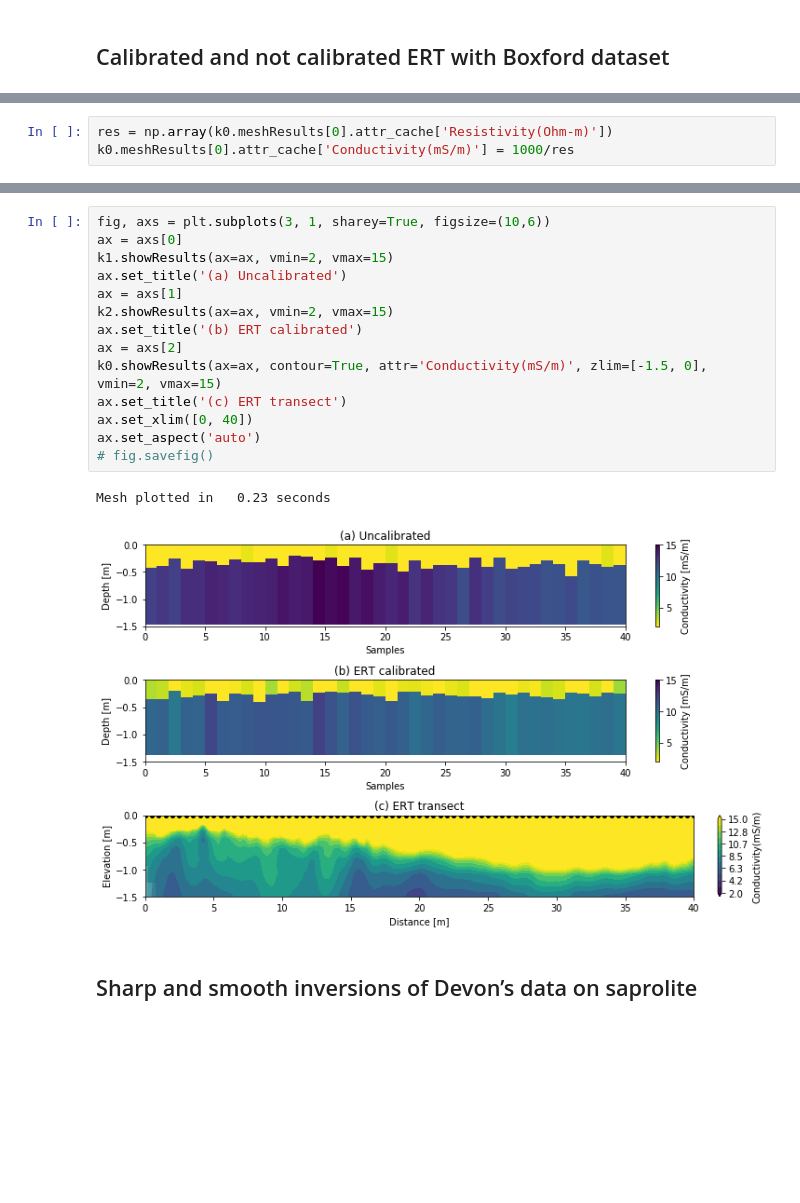
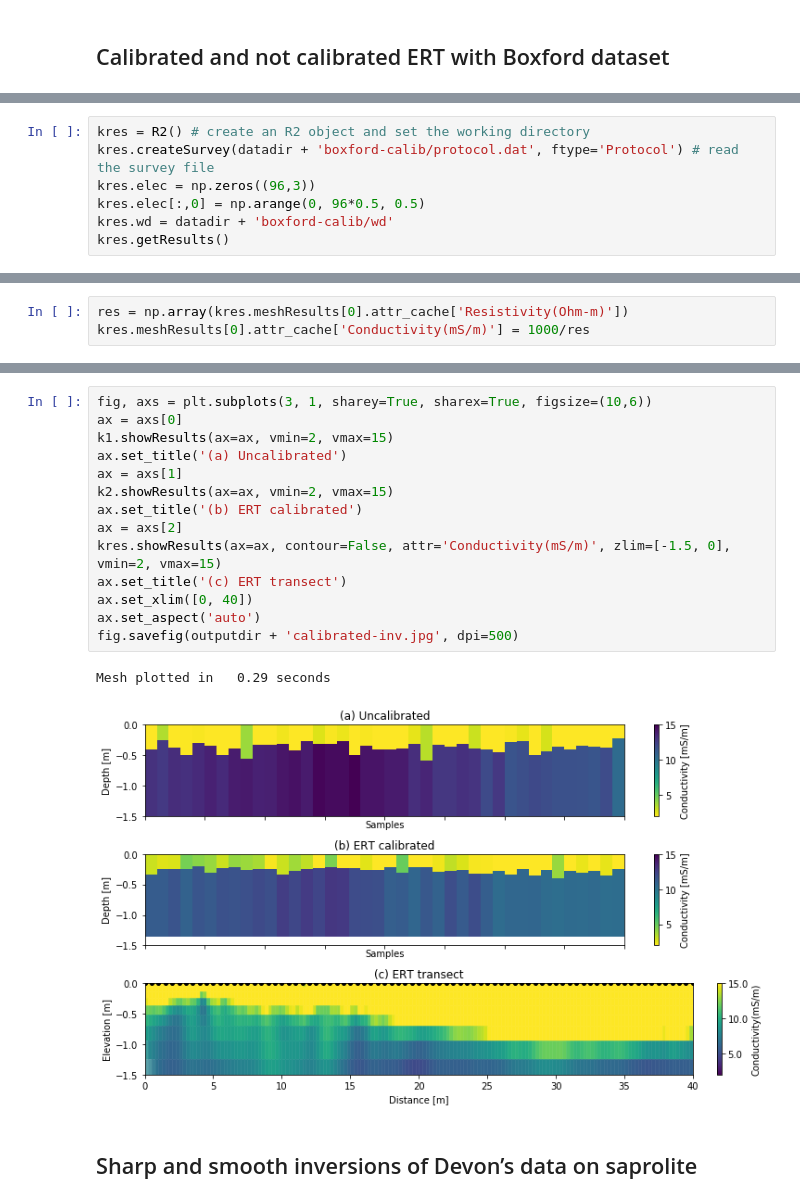
Before and after one commit to hkexgroup/emagpy, a Jupyter notebook: src/em-paper.ipynb, the cells around one changed output, grey strips where cells are left out. Saved outputs shown, nothing was run; the diff lists cells and outputs as text; blank space fills up the shorter version.

Commit message:
updating figure 8

```diff
--- a/src/em-paper.ipynb
+++ b/src/em-paper.ipynb
@@ -214,0 +218,7 @@ Mesh plotted in   0.12 seconds
+# %%
+kres = R2() # create an R2 object and set the working directory
+kres.createSurvey(datadir + 'boxford-calib/protocol.dat', ftype='Protocol') # read the survey file
+kres.elec = np.zeros((96,3))
+kres.elec[:,0] = np.arange(0, 96*0.5, 0.5)
+kres.wd = datadir + 'boxford-calib/wd'
+kres.getResults()
@@ -215,3 +235,3 @@ Mesh plotted in   0.12 seconds
 # %%
-res = np.array(k0.meshResults[0].attr_cache['Resistivity(Ohm-m)'])
-k0.meshResults[0].attr_cache['Conductivity(mS/m)'] = 1000/res
+res = np.array(kres.meshResults[0].attr_cache['Resistivity(Ohm-m)'])
+kres.meshResults[0].attr_cache['Conductivity(mS/m)'] = 1000/res
@@ -276,20 +292,20 @@ Duration:0.12 s
 # %%
-fig, axs = plt.subplots(3, 1, sharey=True, figsize=(10,6))
+fig, axs = plt.subplots(3, 1, sharey=True, sharex=True, figsize=(10,6))
 ax = axs[0]
 k1.showResults(ax=ax, vmin=2, vmax=15)
 ax.set_title('(a) Uncalibrated')
 ax = axs[1]
 k2.showResults(ax=ax, vmin=2, vmax=15)
 ax.set_title('(b) ERT calibrated')
 ax = axs[2]
-k0.showResults(ax=ax, contour=True, attr='Conductivity(mS/m)', zlim=[-1.5, 0], vmin=2, vmax=15)
+kres.showResults(ax=ax, contour=False, attr='Conductivity(mS/m)', zlim=[-1.5, 0], vmin=2, vmax=15)
 ax.set_title('(c) ERT transect')
 ax.set_xlim([0, 40])
 ax.set_aspect('auto')
-# fig.savefig()
+fig.savefig(outputdir + 'calibrated-inv.jpg', dpi=500)
 # %% [output]
-Mesh plotted in   0.23 seconds
+Mesh plotted in   0.29 seconds
-[figure, old version]
+[figure, new version]
 # %% [markdown]
 ## Sharp and smooth inversions of Devon’s data on saprolite
 # %%
```
Also changed, not shown: parts of 8 cells of this notebook.
